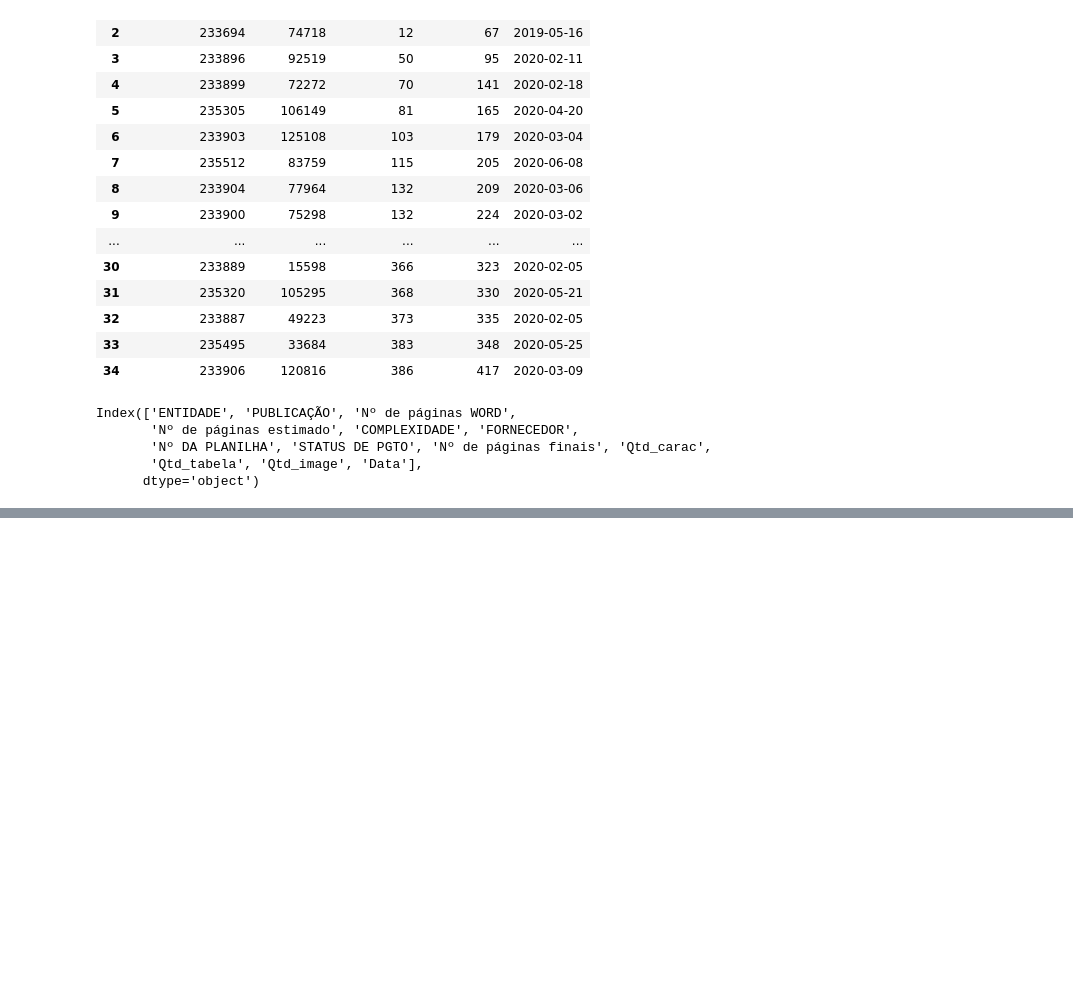
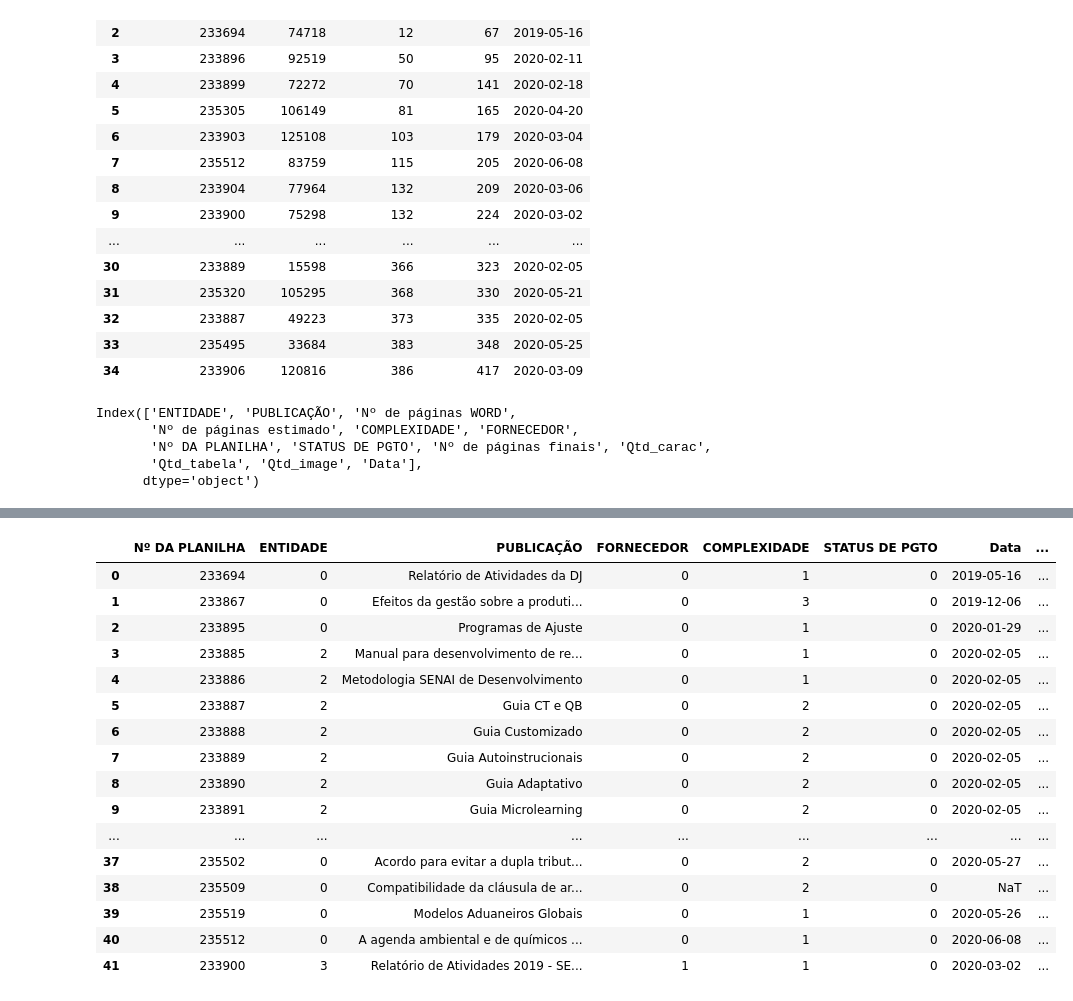
Before and after one commit to WalnerPessoa/Fluxo_Editorial, a Jupyter notebook: testes/gerar_nova_tabela.ipynb, the cells around one changed output, grey strips where cells are left out. Drawn from its saved outputs; the diff is of its cells as text; code cells hidden in the pictures; blank space fills up the shorter version.

```diff
--- a/testes/gerar_nova_tabela.ipynb
+++ b/testes/gerar_nova_tabela.ipynb
@@ -195,2 +219,27 @@ df_final['STATUS DE PGTO'] = df_final['STATUS DE PGTO'].astype('category')
+# %%
+df_final['ENTIDADE'] = df_final['ENTIDADE'].cat.codes
+df_final['COMPLEXIDADE'] = df_final['COMPLEXIDADE'].cat.codes
+df_final['FORNECEDOR'] = df_final['FORNECEDOR'].cat.codes
+df_final['STATUS DE PGTO'] = df_final['STATUS DE PGTO'].cat.codes
+# %%
+df_final
+# %% [output]
+|  | Nº DA PLANILHA | ENTIDADE | PUBLICAÇÃO | FORNECEDOR | COMPLEXIDADE | STATUS DE PGTO | Data | ... |
+| 0 | 233694 | 0 | Relatório de Atividades da DJ | 0 | 1 | 0 | 2019-05-16 | ... |
+| 1 | 233867 | 0 | Efeitos da gestão sobre a produti... | 0 | 3 | 0 | 2019-12-06 | ... |
+| 2 | 233895 | 0 | Programas de Ajuste | 0 | 1 | 0 | 2020-01-29 | ... |
+| 3 | 233885 | 2 | Manual para desenvolvimento de re... | 0 | 1 | 0 | 2020-02-05 | ... |
+| 4 | 233886 | 2 | Metodologia SENAI de Desenvolvimento | 0 | 1 | 0 | 2020-02-05 | ... |
+| 5 | 233887 | 2 | Guia CT e QB | 0 | 2 | 0 | 2020-02-05 | ... |
+| 6 | 233888 | 2 | Guia Customizado | 0 | 2 | 0 | 2020-02-05 | ... |
+| 7 | 233889 | 2 | Guia Autoinstrucionais | 0 | 2 | 0 | 2020-02-05 | ... |
+| 8 | 233890 | 2 | Guia Adaptativo | 0 | 2 | 0 | 2020-02-05 | ... |
+| 9 | 233891 | 2 | Guia Microlearning | 0 | 2 | 0 | 2020-02-05 | ... |
+| ... | ... | ... | ... | ... | ... | ... | ... | ... |
+| 37 | 235502 | 0 | Acordo para evitar a dupla tribut... | 0 | 2 | 0 | 2020-05-27 | ... |
+| 38 | 235509 | 0 | Compatibilidade da cláusula de ar... | 0 | 2 | 0 | NaT | ... |
+| 39 | 235519 | 0 | Modelos Aduaneiros Globais | 0 | 1 | 0 | 2020-05-26 | ... |
+| 40 | 235512 | 0 | A agenda ambiental e de químicos ... | 0 | 1 | 0 | 2020-06-08 | ... |
+| 41 | 233900 | 3 | Relatório de Atividades 2019 - SE... | 1 | 1 | 0 | 2020-03-02 | ... |
 # %%
 # excelFile2.iloc[233886]
```
Also changed, not shown: parts of 8 cells of this notebook.
